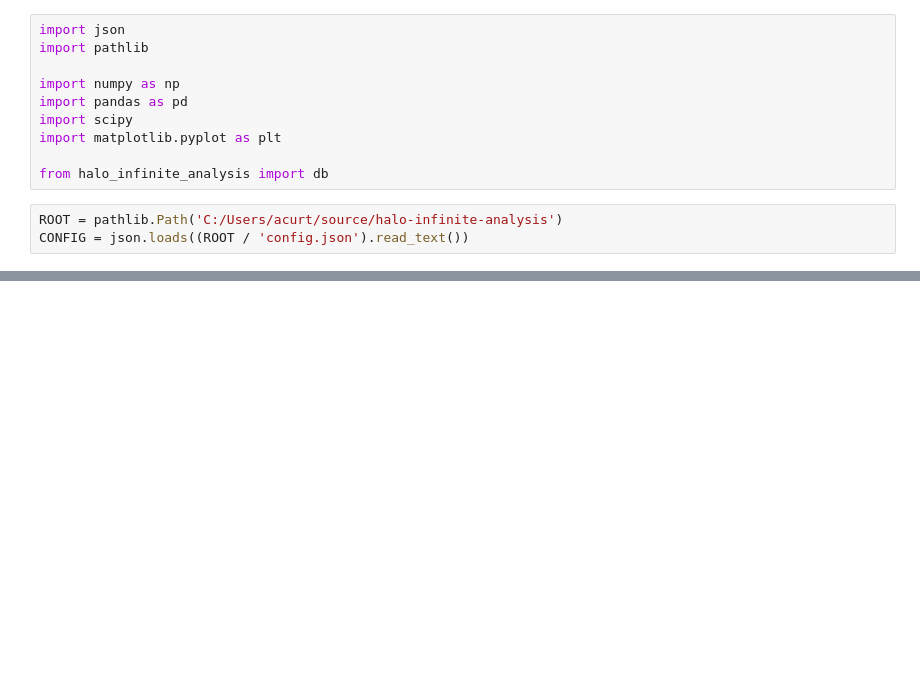
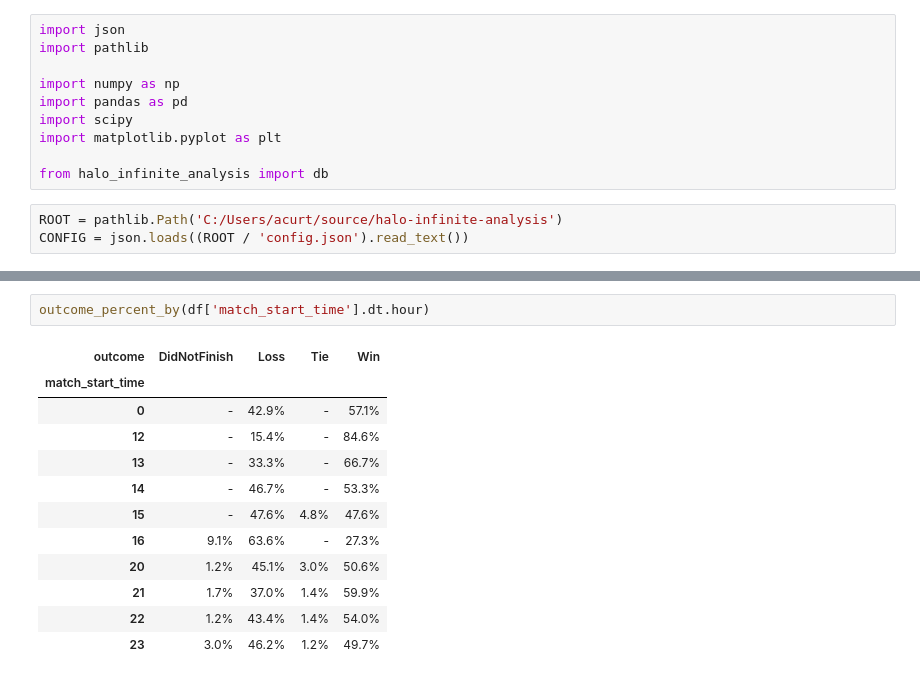
Before and after one commit to acurtis166/halo-infinite-analysis, a Jupyter notebook: notebooks/individual_performance.ipynb, the cells around one changed output, grey strips where cells are left out. Cells and saved outputs as stored; diff of their text form; blank space fills up the shorter version.

```diff
--- a/notebooks/individual_performance.ipynb
+++ b/notebooks/individual_performance.ipynb
@@ -94,0 +121,15 @@ plt.show()
+# %%
+outcome_percent_by(df['match_start_time'].dt.hour)
+# %% [output]
+| outcome | DidNotFinish | Loss | Tie | Win |
+| match_start_time |  |  |  |  |
+| 0 | - | 42.9% | - | 57.1% |
+| 12 | - | 15.4% | - | 84.6% |
+| 13 | - | 33.3% | - | 66.7% |
+| 14 | - | 46.7% | - | 53.3% |
+| 15 | - | 47.6% | 4.8% | 47.6% |
+| 16 | 9.1% | 63.6% | - | 27.3% |
+| 20 | 1.2% | 45.1% | 3.0% | 50.6% |
+| 21 | 1.7% | 37.0% | 1.4% | 59.9% |
+| 22 | 1.2% | 43.4% | 1.4% | 54.0% |
+| 23 | 3.0% | 46.2% | 1.2% | 49.7% |
```
Also changed, not shown: parts of 20 cells of this notebook, 1 other file.
